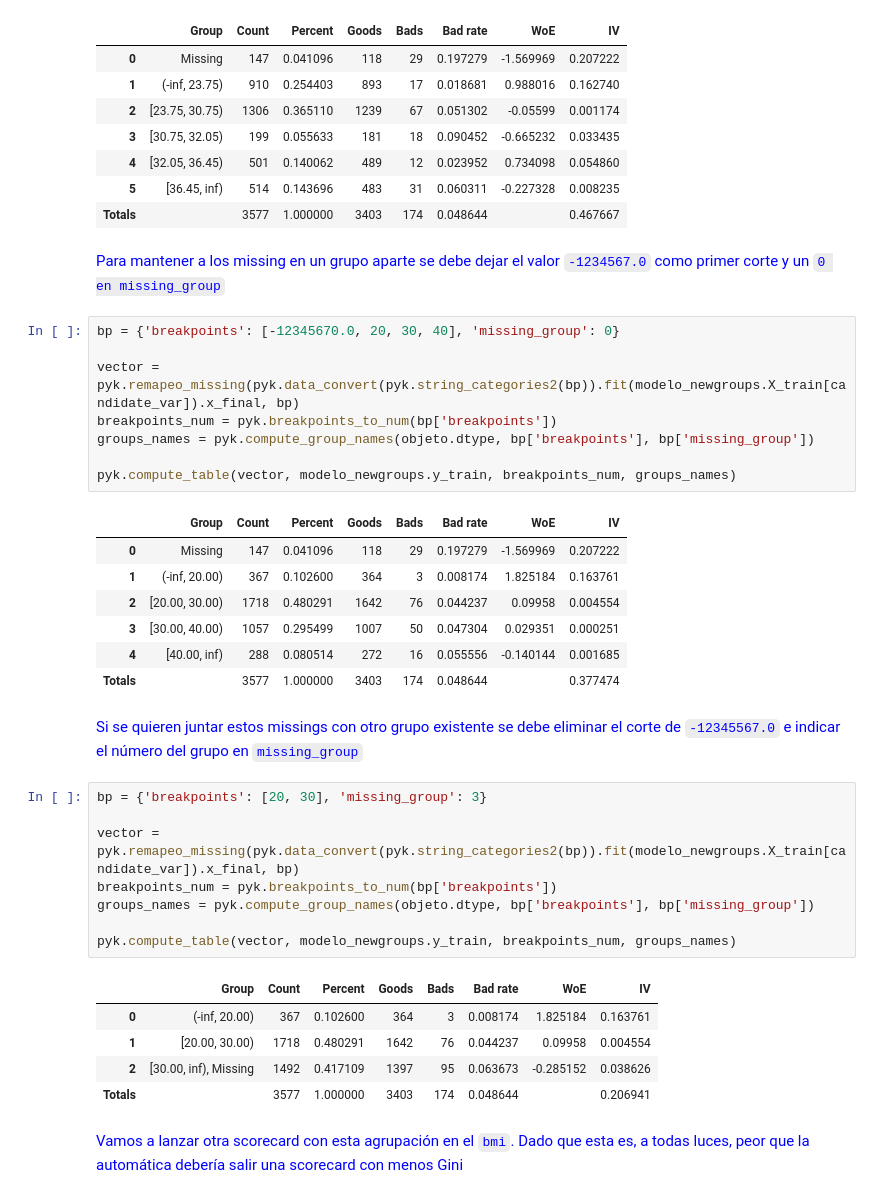
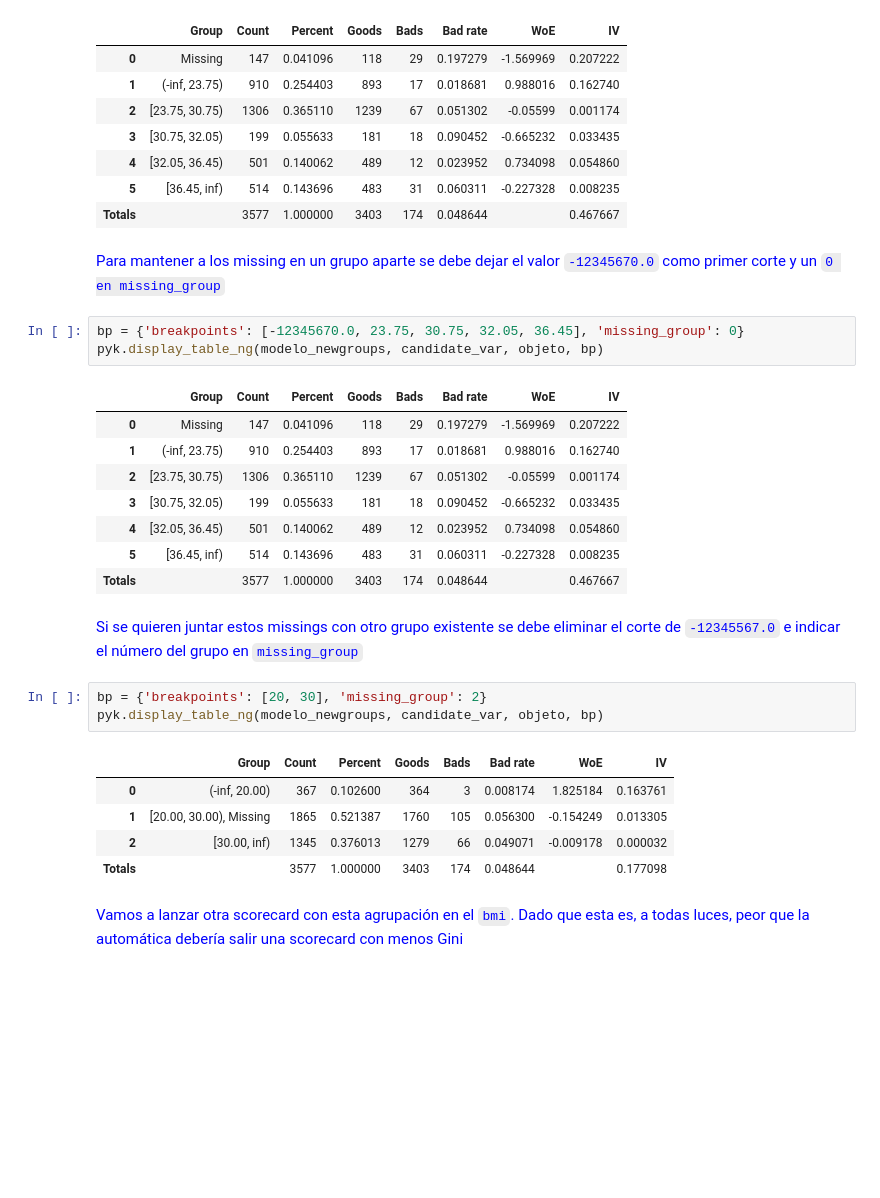
Before and after one commit to Guilliu/pyken, a Jupyter notebook: examples/spanish/03 agrupaciones interactivas y missings.ipynb, the cells around one changed output. Saved outputs shown, nothing was run; the diff lists cells and outputs as text; blank space fills up the shorter version.

```diff
--- a/examples/spanish/03 agrupaciones interactivas y missings.ipynb
+++ b/examples/spanish/03 agrupaciones interactivas y missings.ipynb
@@ -230,39 +225,30 @@ Resultado del autogrouping de bmi: [-12345670.0, 23.75, 30.75, 32.05, 36.45]
 | 5 | [36.45, inf) | 514 | 0.143696 | 483 | 31 | 0.060311 | -0.227328 | 0.008235 |
 | Totals |  | 3577 | 1.000000 | 3403 | 174 | 0.048644 |  | 0.467667 |
 # %% [markdown]
-<span style='color:blue'>Para mantener a los missing en un grupo aparte se debe dejar el valor `-1234567.0` como primer corte y un `0 en missing_group`
+<span style='color:blue'>Para mantener a los missing en un grupo aparte se debe dejar el valor `-12345670.0` como primer corte y un `0 en missing_group`
-# %%
-bp = {'breakpoints': [-12345670.0, 20, 30, 40], 'missing_group': 0}
-
-vector = pyk.remapeo_missing(pyk.data_convert(pyk.string_categories2(bp)).fit(modelo_newgroups.X_train[candidate_var]).x_final, bp)
-breakpoints_num = pyk.breakpoints_to_num(bp['breakpoints'])
-groups_names = pyk.compute_group_names(objeto.dtype, bp['breakpoints'], bp['missing_group'])
-
-pyk.compute_table(vector, modelo_newgroups.y_train, breakpoints_num, groups_names)
-# %% [output]
-|  | Group | Count | Percent | Goods | Bads | Bad rate | WoE | IV |
-| 0 | Missing | 147 | 0.041096 | 118 | 29 | 0.197279 | -1.569969 | 0.207222 |
-| 1 | (-inf, 20.00) | 367 | 0.102600 | 364 | 3 | 0.008174 | 1.825184 | 0.163761 |
-| 2 | [20.00, 30.00) | 1718 | 0.480291 | 1642 | 76 | 0.044237 | 0.09958 | 0.004554 |
-| 3 | [30.00, 40.00) | 1057 | 0.295499 | 1007 | 50 | 0.047304 | 0.029351 | 0.000251 |
-| 4 | [40.00, inf) | 288 | 0.080514 | 272 | 16 | 0.055556 | -0.140144 | 0.001685 |
-| Totals |  | 3577 | 1.000000 | 3403 | 174 | 0.048644 |  | 0.377474 |
+# %%
+bp = {'breakpoints': [-12345670.0, 23.75, 30.75, 32.05, 36.45], 'missing_group': 0}
+pyk.display_table_ng(modelo_newgroups, candidate_var, objeto, bp)
+# %% [output]
+|  | Group | Count | Percent | Goods | Bads | Bad rate | WoE | IV |
+| 0 | Missing | 147 | 0.041096 | 118 | 29 | 0.197279 | -1.569969 | 0.207222 |
+| 1 | (-inf, 23.75) | 910 | 0.254403 | 893 | 17 | 0.018681 | 0.988016 | 0.162740 |
+| 2 | [23.75, 30.75) | 1306 | 0.365110 | 1239 | 67 | 0.051302 | -0.05599 | 0.001174 |
+| 3 | [30.75, 32.05) | 199 | 0.055633 | 181 | 18 | 0.090452 | -0.665232 | 0.033435 |
+| 4 | [32.05, 36.45) | 501 | 0.140062 | 489 | 12 | 0.023952 | 0.734098 | 0.054860 |
+| 5 | [36.45, inf) | 514 | 0.143696 | 483 | 31 | 0.060311 | -0.227328 | 0.008235 |
+| Totals |  | 3577 | 1.000000 | 3403 | 174 | 0.048644 |  | 0.467667 |
 # %% [markdown]
 <span style='color:blue'>Si se quieren juntar estos missings con otro grupo existente se debe eliminar el corte de `-12345567.0` e indicar el número del grupo en `missing_group`
-# %%
-bp = {'breakpoints': [20, 30], 'missing_group': 3}
-
-vector = pyk.remapeo_missing(pyk.data_convert(pyk.string_categories2(bp)).fit(modelo_newgroups.X_train[candidate_var]).x_final, bp)
-breakpoints_num = pyk.breakpoints_to_num(bp['breakpoints'])
-groups_names = pyk.compute_group_names(objeto.dtype, bp['breakpoints'], bp['missing_group'])
-
-pyk.compute_table(vector, modelo_newgroups.y_train, breakpoints_num, groups_names)
-# %% [output]
-|  | Group | Count | Percent | Goods | Bads | Bad rate | WoE | IV |
-| 0 | (-inf, 20.00) | 367 | 0.102600 | 364 | 3 | 0.008174 | 1.825184 | 0.163761 |
-| 1 | [20.00, 30.00) | 1718 | 0.480291 | 1642 | 76 | 0.044237 | 0.09958 | 0.004554 |
-| 2 | [30.00, inf), Missing | 1492 | 0.417109 | 1397 | 95 | 0.063673 | -0.285152 | 0.038626 |
-| Totals |  | 3577 | 1.000000 | 3403 | 174 | 0.048644 |  | 0.206941 |
+# %%
+bp = {'breakpoints': [20, 30], 'missing_group': 2}
+pyk.display_table_ng(modelo_newgroups, candidate_var, objeto, bp)
+# %% [output]
+|  | Group | Count | Percent | Goods | Bads | Bad rate | WoE | IV |
+| 0 | (-inf, 20.00) | 367 | 0.102600 | 364 | 3 | 0.008174 | 1.825184 | 0.163761 |
+| 1 | [20.00, 30.00), Missing | 1865 | 0.521387 | 1760 | 105 | 0.056300 | -0.154249 | 0.013305 |
+| 2 | [30.00, inf) | 1345 | 0.376013 | 1279 | 66 | 0.049071 | -0.009178 | 0.000032 |
+| Totals |  | 3577 | 1.000000 | 3403 | 174 | 0.048644 |  | 0.177098 |
 # %% [markdown]
 <span style='color:blue'>Vamos a lanzar otra scorecard con esta agrupación en el `bmi`. Dado que esta es, a todas luces, peor que la automática debería salir una scorecard con menos Gini
 # %%
```
Also changed, not shown: parts of 22 cells of this notebook, 8 other files.
